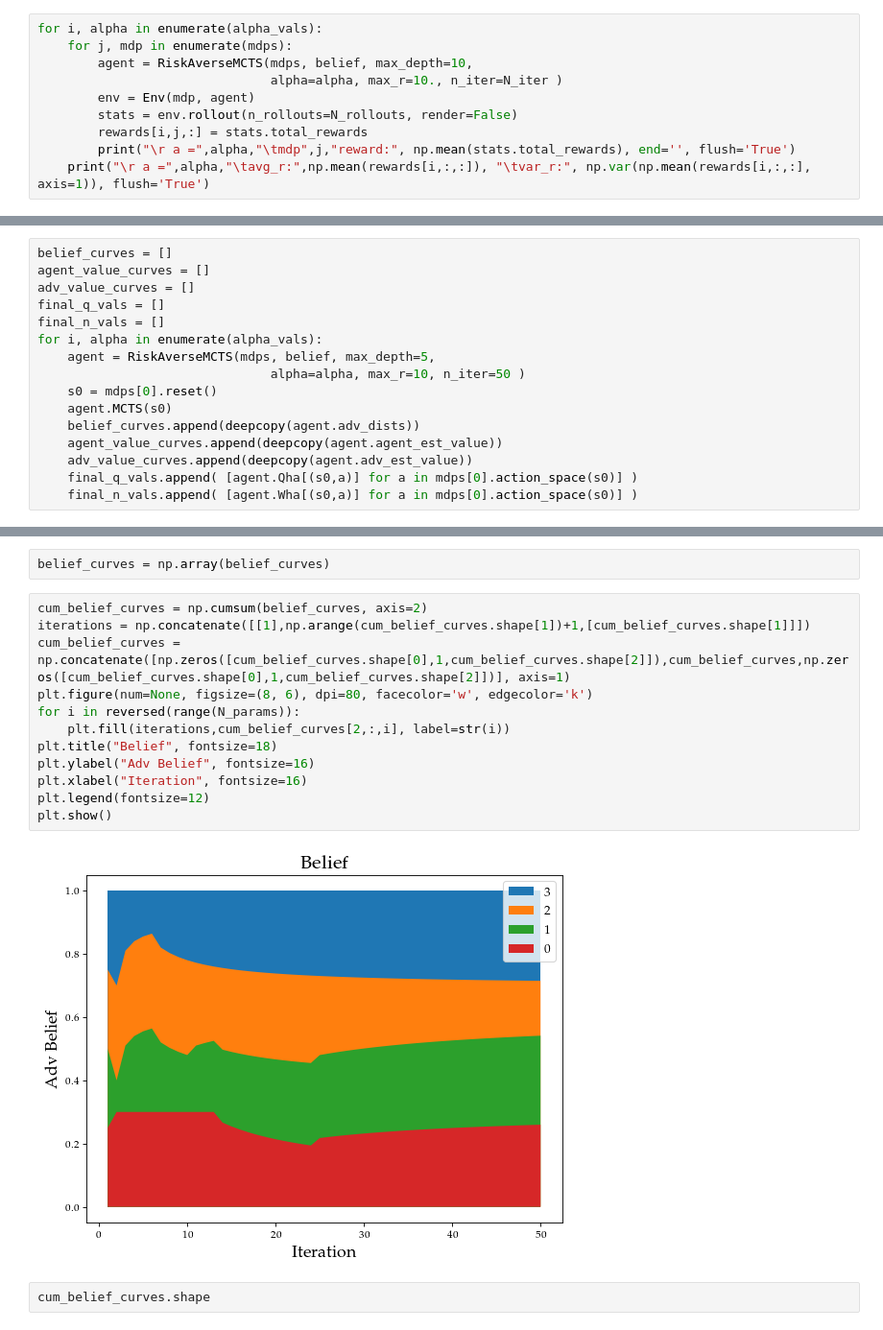
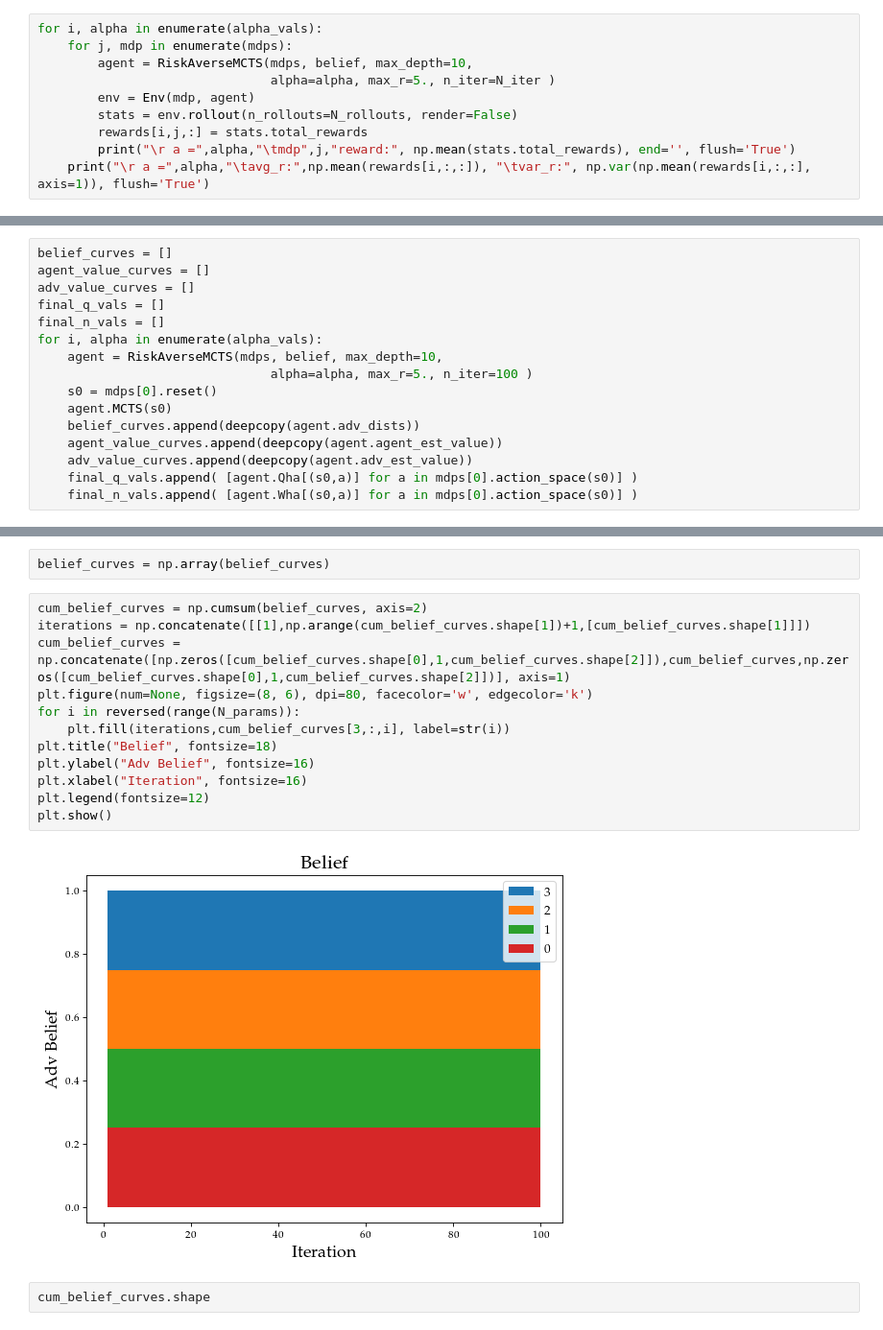
Before and after one commit to ShogoAkiyama/risk-sensitive-mcts, a Jupyter notebook: Gridworld Experiments.ipynb, the cells around one changed output, grey strips where cells are left out. Shown: that part at 96% size. Cells and saved outputs as stored; diff of their text form.

```diff
--- a/Gridworld Experiments.ipynb
+++ b/Gridworld Experiments.ipynb
@@ -28,7 +28,7 @@ We perform a rollout on every MDP with every $\alpha$ value
 for i, alpha in enumerate(alpha_vals):
     for j, mdp in enumerate(mdps):
         agent = RiskAverseMCTS(mdps, belief, max_depth=10,
-                               alpha=alpha, max_r=10., n_iter=N_iter )
+                               alpha=alpha, max_r=5., n_iter=N_iter )
         env = Env(mdp, agent)
         stats = env.rollout(n_rollouts=N_rollouts, render=False)
         rewards[i,j,:] = stats.total_rewards
@@ -89,8 +89,8 @@ adv_value_curves = []
 final_q_vals = []
 final_n_vals = []
 for i, alpha in enumerate(alpha_vals):
-    agent = RiskAverseMCTS(mdps, belief, max_depth=5,
-                               alpha=alpha, max_r=10, n_iter=50 )
+    agent = RiskAverseMCTS(mdps, belief, max_depth=10,
+                               alpha=alpha, max_r=5., n_iter=100 )
     s0 = mdps[0].reset()
     agent.MCTS(s0)
     belief_curves.append(deepcopy(agent.adv_dists))
@@ -147,17 +147,17 @@ belief_curves = np.array(belief_curves)
 # %%
 cum_belief_curves = np.cumsum(belief_curves, axis=2)
 iterations = np.concatenate([[1],np.arange(cum_belief_curves.shape[1])+1,[cum_belief_curves.shape[1]]])
 cum_belief_curves = np.concatenate([np.zeros([cum_belief_curves.shape[0],1,cum_belief_curves.shape[2]]),cum_belief_curves,np.zeros([cum_belief_curves.shape[0],1,cum_belief_curves.shape[2]])], axis=1)
 plt.figure(num=None, figsize=(8, 6), dpi=80, facecolor='w', edgecolor='k')
 for i in reversed(range(N_params)):
-    plt.fill(iterations,cum_belief_curves[2,:,i], label=str(i))
+    plt.fill(iterations,cum_belief_curves[3,:,i], label=str(i))
 plt.title("Belief", fontsize=18)
 plt.ylabel("Adv Belief", fontsize=16)
 plt.xlabel("Iteration", fontsize=16)
 plt.legend(fontsize=12)
 plt.show()
 # %% [output]
-[figure, old version]
+[figure, new version]
 # %%
 cum_belief_curves.shape
 # %% [output]
```
Also changed, not shown: parts of 4 cells of this notebook, 8 other files.
